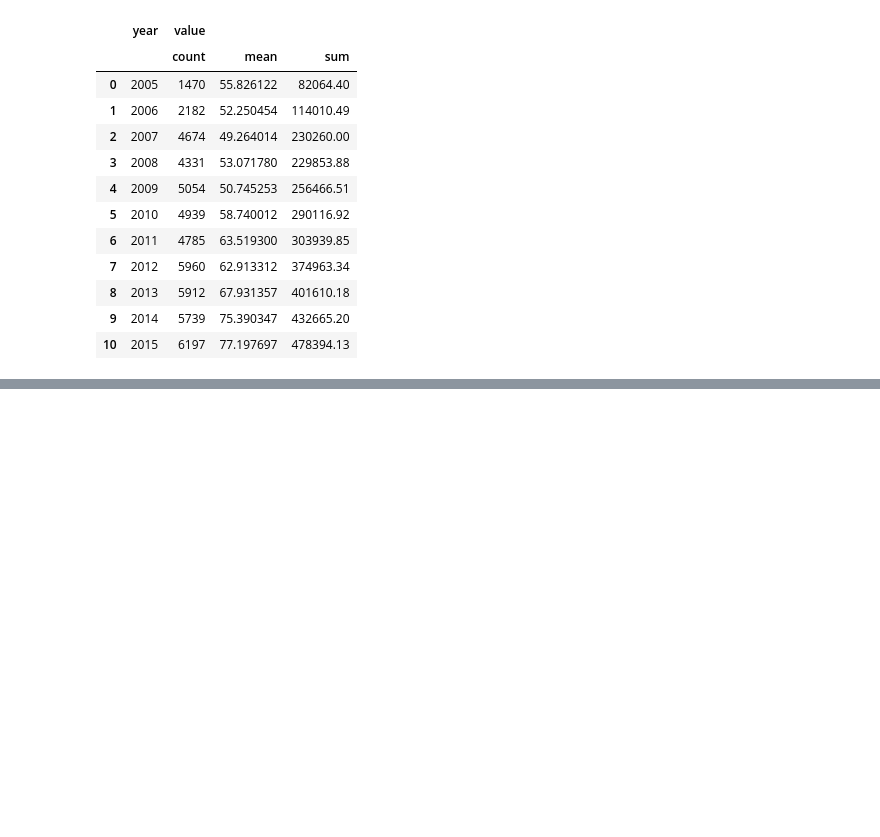
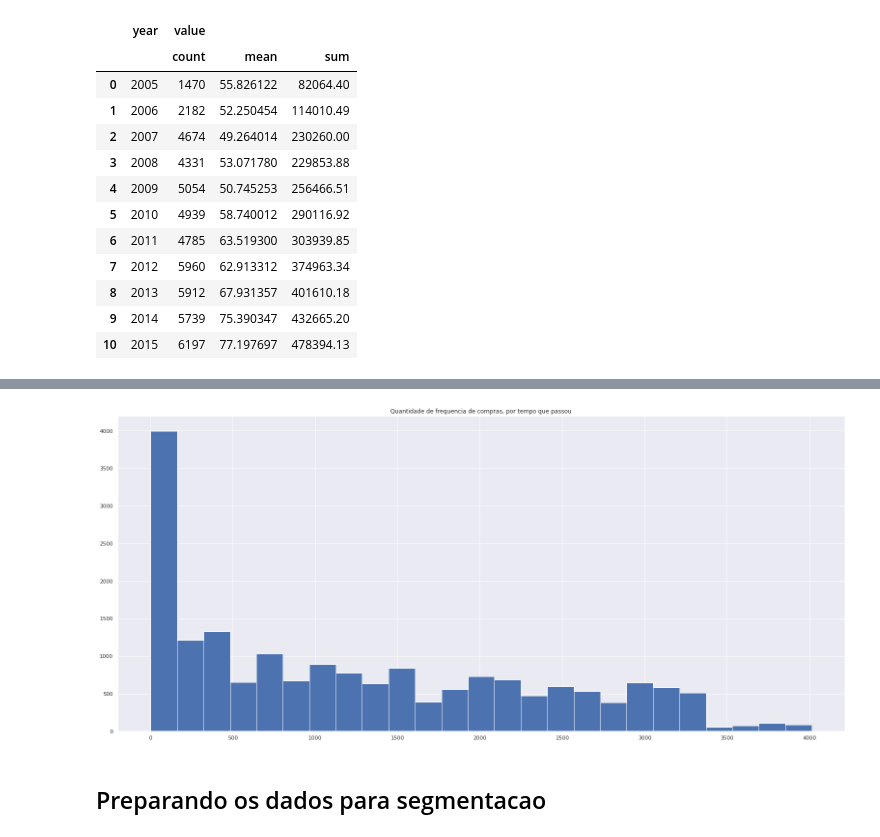
Before and after one commit to franciscofijamo/marketing_anaytics_01, a Jupyter notebook: marketing_analytics_01.ipynb, the cells around one changed output, grey strips where cells are left out. Drawn from its saved outputs; the diff is of its cells as text; code cells hidden in the pictures; blank space fills up the shorter version.

Commit message:
Scaling data

```diff
--- a/marketing_analytics_01.ipynb
+++ b/marketing_analytics_01.ipynb
@@ -39,7 +43,8 @@ Populating the interactive namespace from numpy and matplotlib
 # %% [markdown]
 # 2.0 Import Data
 # %%
-df = pd.read_csv('compras.txt', header= None, sep='\t', parse_dates=[2])
+url = 'https://rossmandatabase.s3-sa-east-1.amazonaws.com/compras.txt'
+df = pd.read_csv( url, header= None, sep='\t', parse_dates=[2] )
 # %% [markdown]
 # 2.1 Data pre-processing
 # %% [markdown]
@@ -111,0 +152,2 @@ df.groupby('year')\
+# %%
+df1 = df.copy()
@@ -111,0 +165,20 @@ df.groupby('year')\
+# %%
+# Criamos aleatoriamente a data de Janeiro de 2016. Lembrando que o dataset termina em 2015.
+# Portanto queremos obtemos quantos dias passaram depois da ultima compra de cada cliente
+dt_inicio = pd.to_datetime('2016-01-01')
+df1['days_since'] = df_fim =  df1['date'] - dt_inicio
+df1['days_since']  = df1['days_since'].abs()
+
+# convert days to int
+df1['days_since']  = df1['days_since'].dt.days.astype('int16')
+# %%
+# Agregar tudo em uma tabela
+# count - quantas compras o cliente fez
+# mean - media do valor das compras
+# min - (frequencia)quantidade de dias desde a ultima compra
+agregation_clients = df1.groupby('id_client')\
+    .agg({ 'days_since': ['min', 'count'], 'value':['mean'] })\
+    .reset_index()
+
+
+agregation_clients.head()
@@ -111,0 +193,6 @@ df.groupby('year')\
+# %%
+agregation_clients['days_since']['min'].hist(bins= 25).set(title = 'Quantidade de frequencia de compras, por tempo que passou');
+# %% [output]
+[figure, added]
+# %% [markdown]
+## Preparando os dados para segmentacao
```
Also changed, not shown: parts of 21 cells of this notebook.
